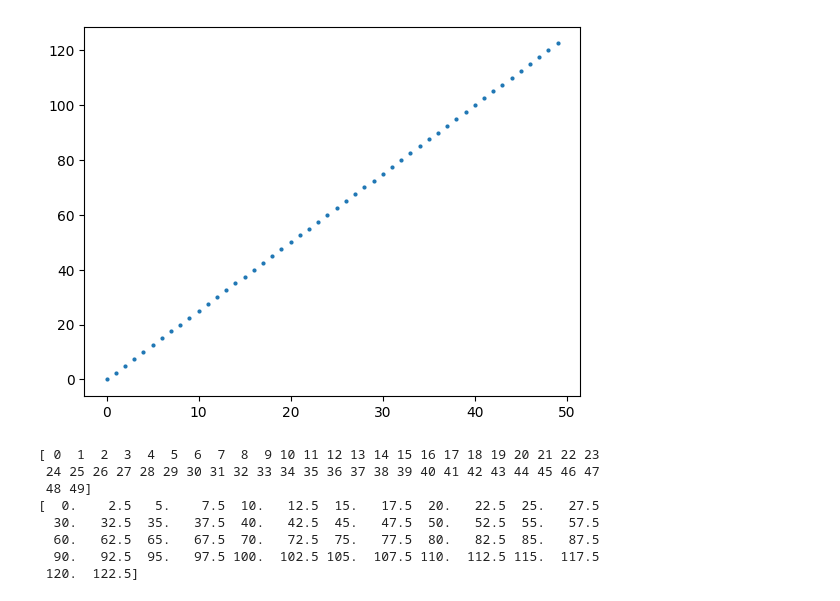
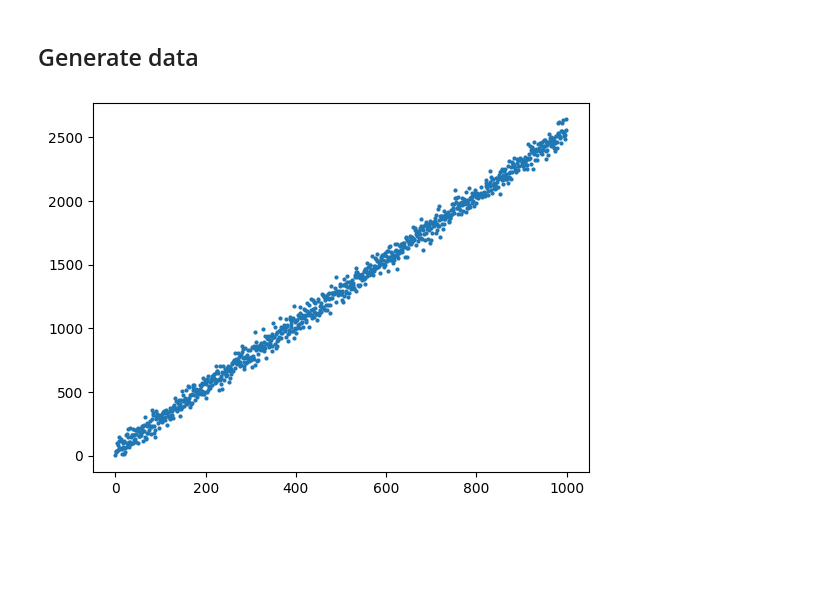
Before and after one commit to trajanov/BigDataAnalytics, a Jupyter notebook: Notebooks/Spark-Example-17-Simple-Linear-Regression-Implementation.ipynb, the cells around one changed output. Saved outputs shown, nothing was run; the diff lists cells and outputs as text; code cells hidden in the pictures; blank space fills up the shorter version.

```diff
--- a/Notebooks/Spark-Example-17-Simple-Linear-Regression-Implementation.ipynb
+++ b/Notebooks/Spark-Example-17-Simple-Linear-Regression-Implementation.ipynb
@@ -15,33 +27,13 @@ import numpy as np
+# %% [markdown]
+## Generate data
 # %%
 # Let us create some random data
-# We create a very simple data set with 5 data items in it.
-size= 50
-
-# mu, sigma = 100, 5000 # mean and standard deviation
-# error=np.random.normal(mu, sigma, size)
-
+size= 1000
+mu, sigma = 50, 50 # mean and standard deviation
+error=np.random.normal(mu, sigma, size)
 x1 = np.arange(0, size)
-# x2 = np.arange(1, size)
-
-# y = 2.5*x1 + error
-y=2.5 * x1
-
-# y = 2*x1 + 10* x2
-
+y = 2.5*x1 + error
 plt.plot(x1, y, 'o', markersize=2)
 plt.show()
-
-print(x1)
-# print(x2)
-# print(error)
-print(y)
 # %% [output]
-[figure, old version]
+[figure, new version]
-[ 0  1  2  3  4  5  6  7  8  9 10 11 12 13 14 15 16 17 18 19 20 21 22 23
- 24 25 26 27 28 29 30 31 32 33 34 35 36 37 38 39 40 41 42 43 44 45 46 47
- 48 49]
-[  0.    2.5   5.    7.5  10.   12.5  15.   17.5  20.   22.5  25.   27.5
-  30.   32.5  35.   37.5  40.   42.5  45.   47.5  50.   52.5  55.   57.5
-  60.   62.5  65.   67.5  70.   72.5  75.   77.5  80.   82.5  85.   87.5
-  90.   92.5  95.   97.5 100.  102.5 105.  107.5 110.  112.5 115.  117.5
- 120.  122.5]
```
Also changed, not shown: parts of 13 cells of this notebook, 2 other files.
